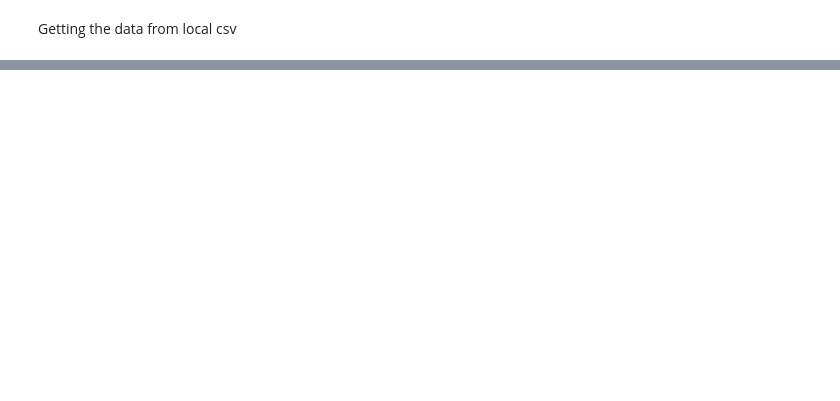
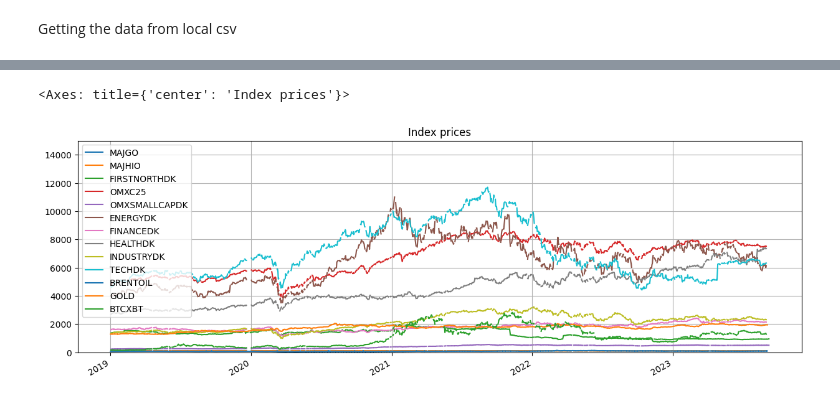
Before and after one commit to bjarkeh97/investment, a Jupyter notebook: project/backtest.ipynb, the cells around one changed output, grey strips where cells are left out. Drawn from its saved outputs; the diff is of its cells as text; code cells hidden in the pictures; blank space fills up the shorter version.

Commit message:
changes to nasdaq data reader. Data should be downloaded in american format. Collected data in notebook

```diff
--- a/project/backtest.ipynb
+++ b/project/backtest.ipynb
@@ -1,8 +6,13 @@
+# %%
+import matplotlib
+matplotlib.rcParams['figure.figsize'] = (15, 5)
 # %% [markdown]
 Getting the data from local csv
 # %%
 import os
 
-mypath = "C:/Users/Bruger\Code/quantitative_investment/data_nasdaq"
+nasdaq_folder = "C:/Users/Bruger\Code/quantitative_investment/data_nasdaq"
+nordnet_folder = "C:/Users/Bruger\Code/quantitative_investment/data_nordnet"
 
-[os.path.join(dirpath,f) for (dirpath, dirnames, filenames) in os.walk(mypath) for f in filenames]
+nasdaq_paths = [os.path.join(dirpath,f) for (dirpath, dirnames, filenames) in os.walk(nasdaq_folder) for f in filenames]
+nordnet_paths = [os.path.join(dirpath,f) for (dirpath, dirnames, filenames) in os.walk(nordnet_folder) for f in filenames]
@@ -19,0 +19,2 @@ mypath = "C:/Users/Bruger\Code/quantitative_investment/data_nasdaq"
+# %%
+df_nasdaq = pd.concat([nasdaq_data.get_csv(path) for path in nasdaq_paths], axis=1)
@@ -19,0 +37,3 @@ mypath = "C:/Users/Bruger\Code/quantitative_investment/data_nasdaq"
+# %%
+df_nordnet = pd.concat([nordnet_data.get_csv(path) for path in nordnet_paths], axis=1)
+df_nordnet
@@ -19,0 +54,6 @@ mypath = "C:/Users/Bruger\Code/quantitative_investment/data_nasdaq"
+# %%
+df = pd.concat([df_nasdaq, df_nordnet], axis=1, join="outer")
+df["2019":].plot(ylim=(0,15000), grid=True, title="Index prices")
+# %% [output]
+<Axes: title={'center': 'Index prices'}>
+[figure, added]
```
Also changed, not shown: parts of 4 cells of this notebook, 9 other files.
